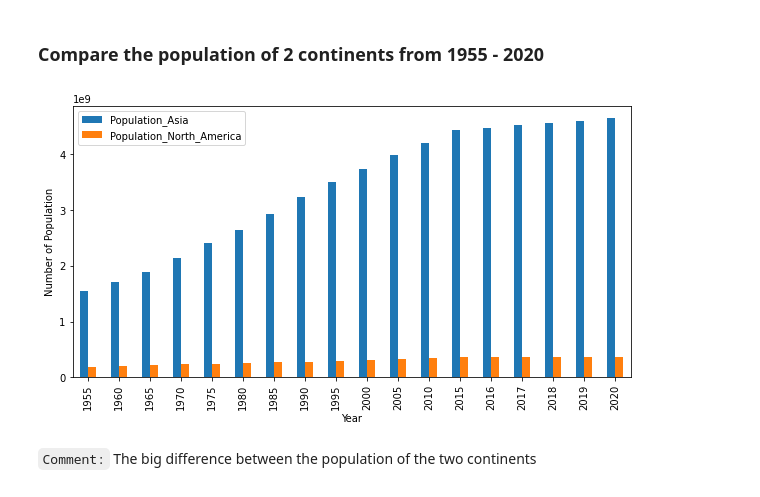
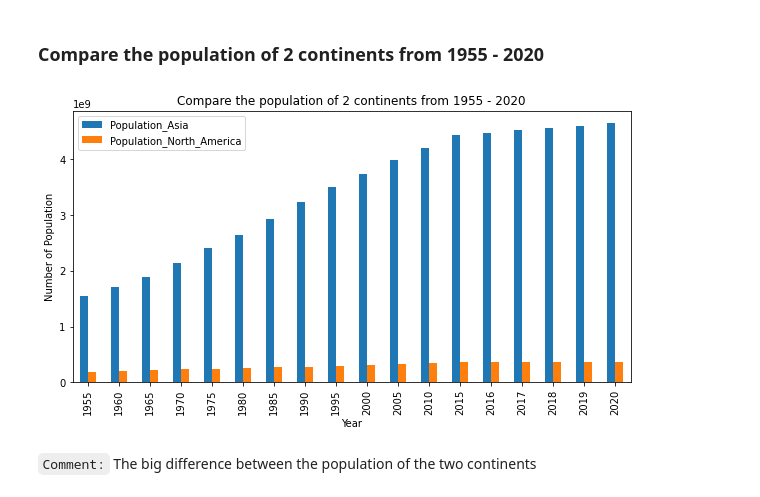
Before and after one commit to HoDangCao/Data-collection-and-population-analysis-of-Asia-and-North-America, a Jupyter notebook: DSProject - latest ver.ipynb, the cells around one changed output. Saved outputs shown, nothing was run; the diff lists cells and outputs as text; code cells hidden in the pictures.

```diff
--- a/DSProject - latest ver.ipynb
+++ b/DSProject - latest ver.ipynb
@@ -553,26 +553,27 @@ Sum_Asia_NorthAmerica
 # %%
 Asia=Asia.T
 Country_Asia=Asia.values.reshape(-1)
 Asia_sum=df[df.Country.isin(Country_Asia)].reset_index().drop("index",axis=1)
 Asia_sum=Asia_sum[["Year","Population"]]
 Asia_sum=Asia_sum.groupby("Year").sum()
 Asia_sum=Asia_sum.rename(columns={"Population": "Population_Asia"})
 
 
 North_America=North_America.T
 Country_North_America=North_America.values.reshape(-1)
 North_America_sum=df[df.Country.isin(Country_North_America)].reset_index().drop("index",axis=1)
 North_America_sum=North_America_sum[["Year","Population"]]
 North_America_sum=North_America_sum.groupby("Year").sum()
 North_America_sum=North_America_sum.rename(columns={"Population": "Population_North_America"})
 Compare_population=pd.concat([Asia_sum,North_America_sum],axis=1)
 
 
 Compare_population.plot.bar(figsize=(10,5))
 plt.xlabel('Year'); plt.ylabel('Number of Population')
+plt.title("Compare the population of 2 continents from 1955 - 2020")
 plt.show()
 # %% [output]
-[figure, old version]
+[figure, new version]
 # %% [markdown]
 `Comment:` The big difference between the population of the two continents
 # %% [markdown]
```
